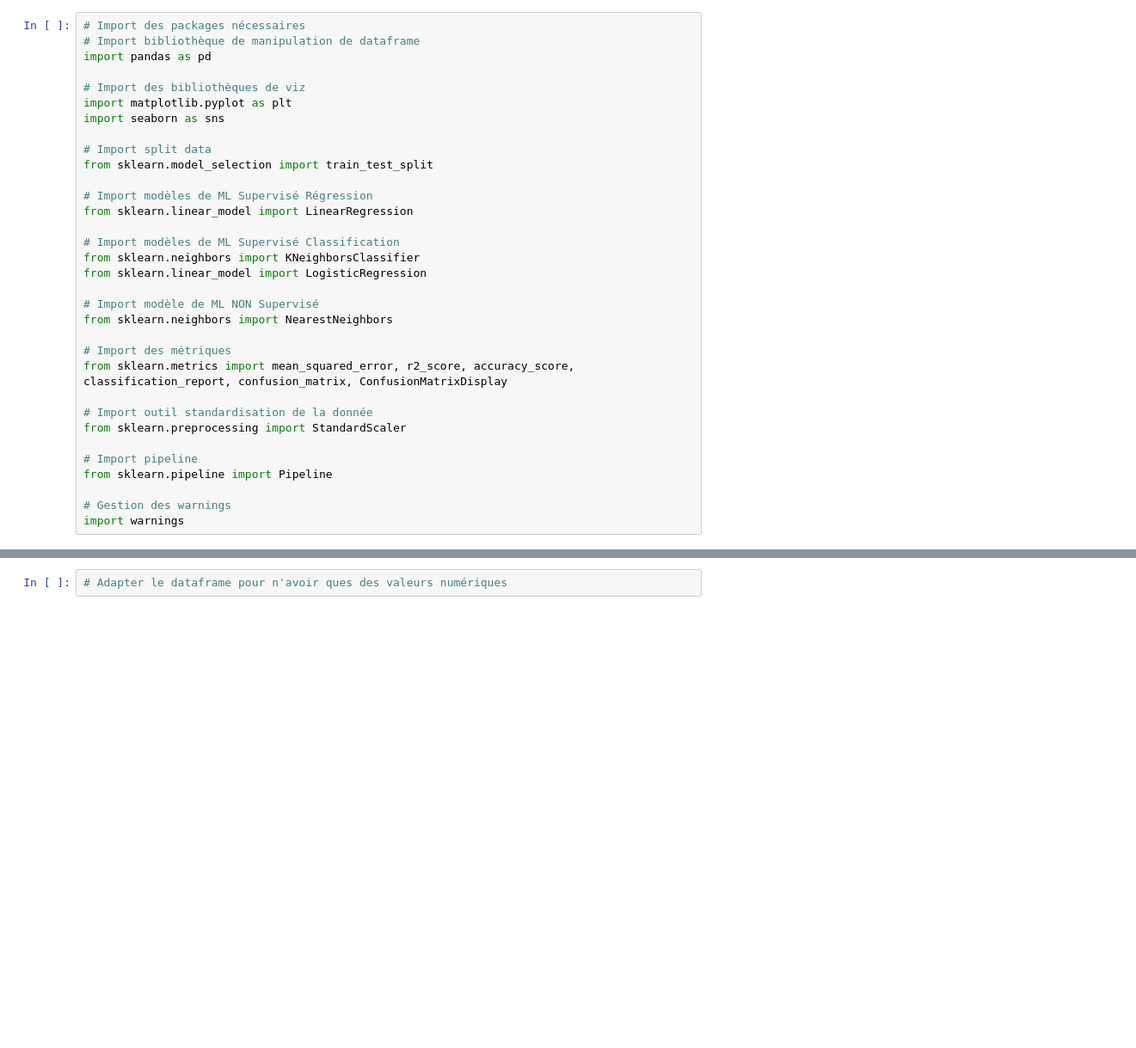
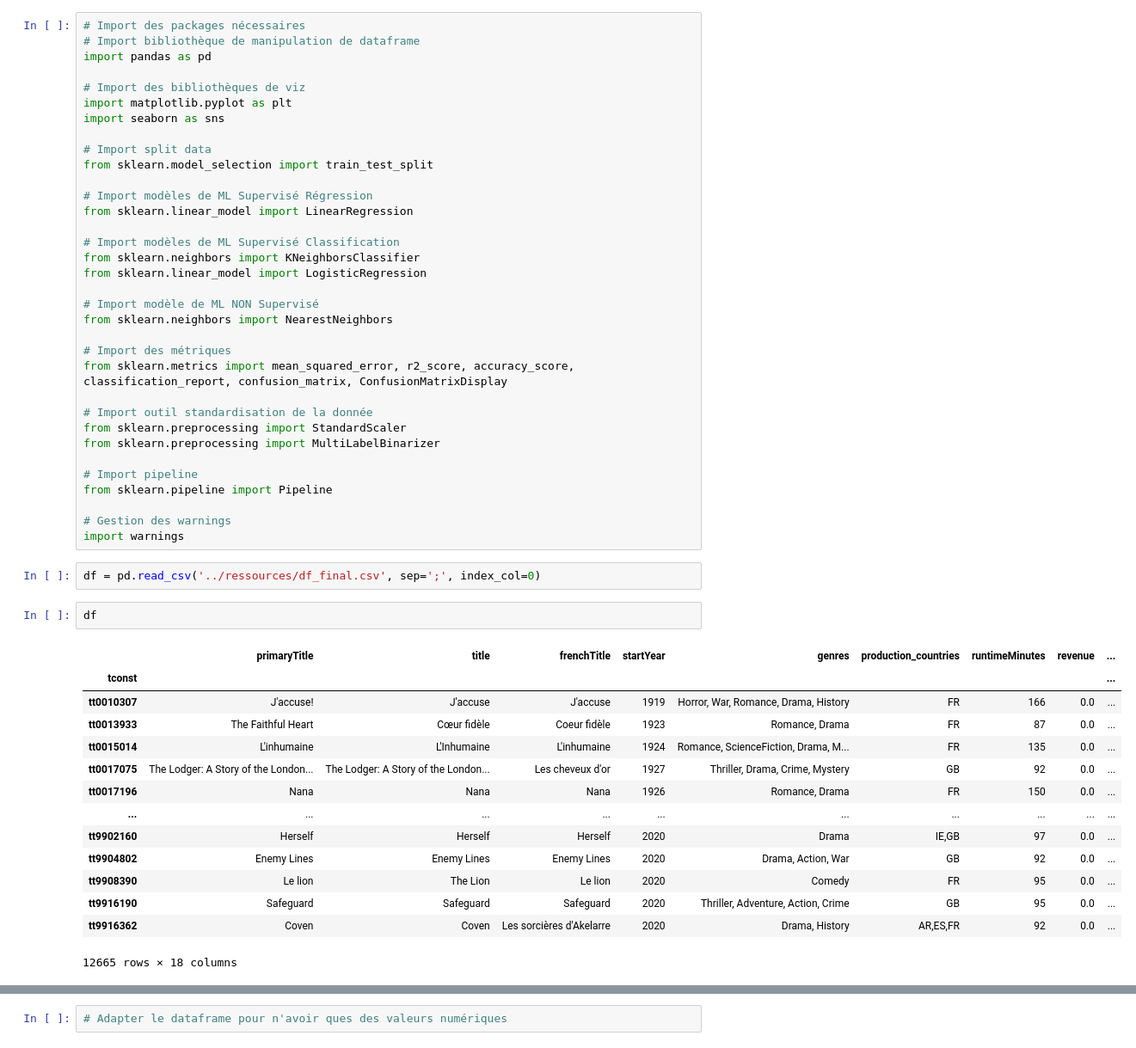
Before and after one commit to Idumii/WildCodeSchool-Projet2, a Jupyter notebook: machineLearning/ml.ipynb, the cells around one changed output, grey strips where cells are left out. Shown at 86% size. Drawn from its saved outputs; the diff is of its cells as text; blank space fills up the shorter version.

```diff
--- a/machineLearning/ml.ipynb
+++ b/machineLearning/ml.ipynb
@@ -25,9 +25,29 @@ from sklearn.metrics import mean_squared_error, r2_score, accuracy_score, classi
 
 # Import outil standardisation de la donnée
 from sklearn.preprocessing import StandardScaler
+from sklearn.preprocessing import MultiLabelBinarizer
 
 # Import pipeline
 from sklearn.pipeline import Pipeline
 
 # Gestion des warnings
 import warnings
+# %%
+df = pd.read_csv('../ressources/df_final.csv', sep=';', index_col=0)
+# %%
+df
+# %% [output]
+|  | primaryTitle | title | frenchTitle | startYear | genres | production_countries | runtimeMinutes | revenue | ... |
+| tconst |  |  |  |  |  |  |  |  | ... |
+| tt0010307 | J'accuse! | J'accuse | J'accuse | 1919 | Horror, War, Romance, Drama, History | FR | 166 | 0.0 | ... |
+| tt0013933 | The Faithful Heart | Cœur fidèle | Coeur fidèle | 1923 | Romance, Drama | FR | 87 | 0.0 | ... |
+| tt0015014 | L'inhumaine | L'Inhumaine | L'inhumaine | 1924 | Romance, ScienceFiction, Drama, M... | FR | 135 | 0.0 | ... |
+| tt0017075 | The Lodger: A Story of the London... | The Lodger: A Story of the London... | Les cheveux d'or | 1927 | Thriller, Drama, Crime, Mystery | GB | 92 | 0.0 | ... |
+| tt0017196 | Nana | Nana | Nana | 1926 | Romance, Drama | FR | 150 | 0.0 | ... |
+| ... | ... | ... | ... | ... | ... | ... | ... | ... | ... |
+| tt9902160 | Herself | Herself | Herself | 2020 | Drama | IE,GB | 97 | 0.0 | ... |
+| tt9904802 | Enemy Lines | Enemy Lines | Enemy Lines | 2020 | Drama, Action, War | GB | 92 | 0.0 | ... |
+| tt9908390 | Le lion | The Lion | Le lion | 2020 | Comedy | FR | 95 | 0.0 | ... |
+| tt9916190 | Safeguard | Safeguard | Safeguard | 2020 | Thriller, Adventure, Action, Crime | GB | 95 | 0.0 | ... |
+| tt9916362 | Coven | Coven | Les sorcières d'Akelarre | 2020 | Drama, History | AR,ES,FR | 92 | 0.0 | ... |
+12665 rows × 18 columns
```
Also changed, not shown: parts of 4 cells of this notebook.
